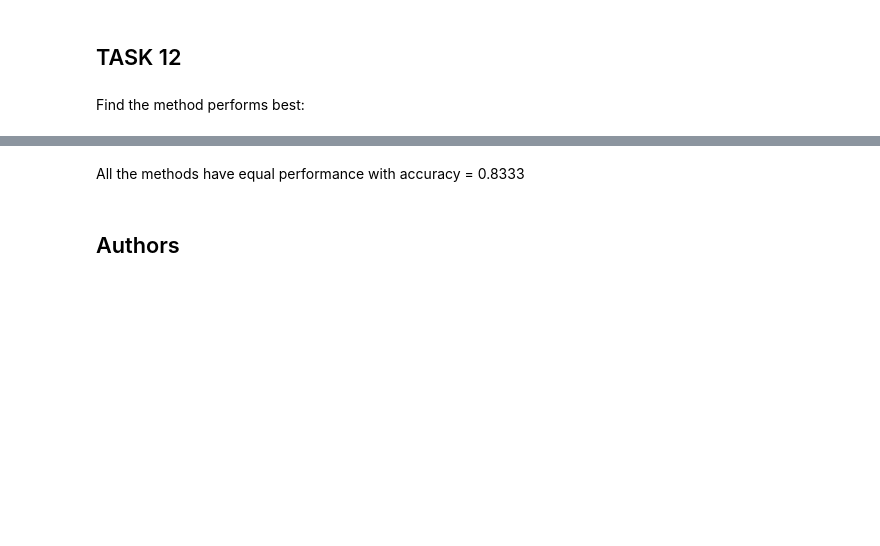
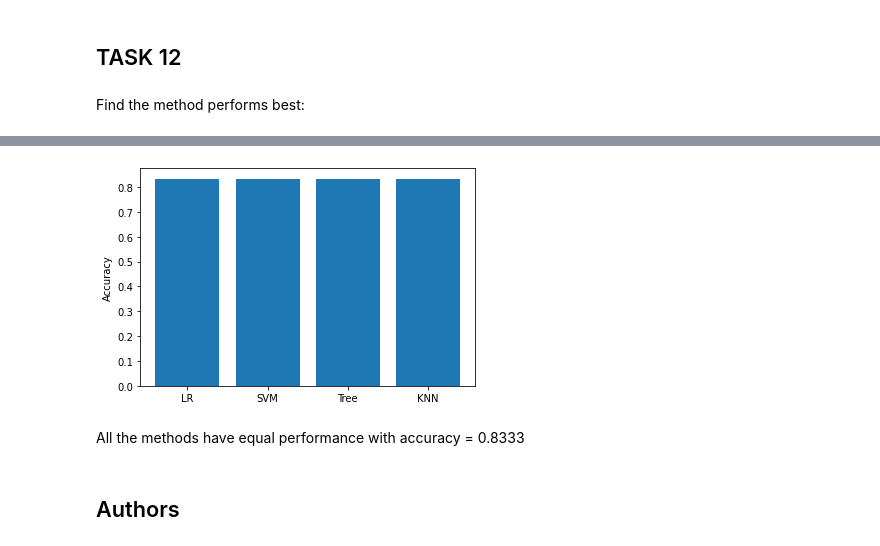
Before and after one commit to mdrayyd/applied-data-science-capstone, a Jupyter notebook: Machine Learning Prediction.ipynb, the cells around one changed output, grey strips where cells are left out. Cells and saved outputs as stored; diff of their text form; code cells hidden in the pictures; blank space fills up the shorter version.

```diff
--- a/Machine Learning Prediction.ipynb
+++ b/Machine Learning Prediction.ipynb
@@ -323,3 +340,15 @@ Find the method performs best:
+# %%
+accuracy = {'Model': ['LR','SVM', 'Tree', 'KNN'],
+            'Accuracy': [BestLR.score(X_test, Y_test), BestSVM.score(X_test, Y_test), BestTree.score(X_test, Y_test), BestKNN.score(X_test, Y_test)]
+            }
+
+accuracy_df = pd.DataFrame(accuracy)
+
+plt.bar(accuracy_df['Model'],accuracy_df['Accuracy'])
+plt.ylabel('Accuracy')
+plt.show()
+# %% [output]
+[figure, added]
 # %% [markdown]
 All the methods have equal performance with accuracy = 0.8333
 # %% [markdown]
```
Also changed, not shown: parts of 4 cells of this notebook.
